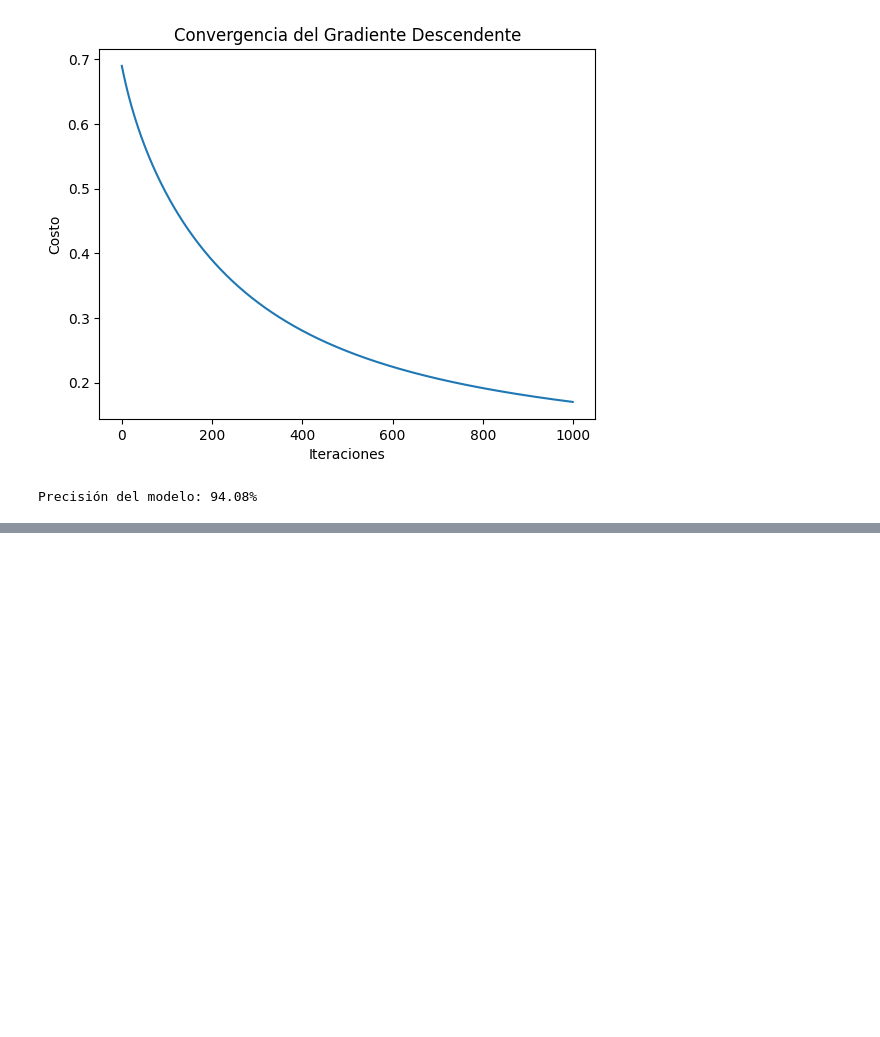
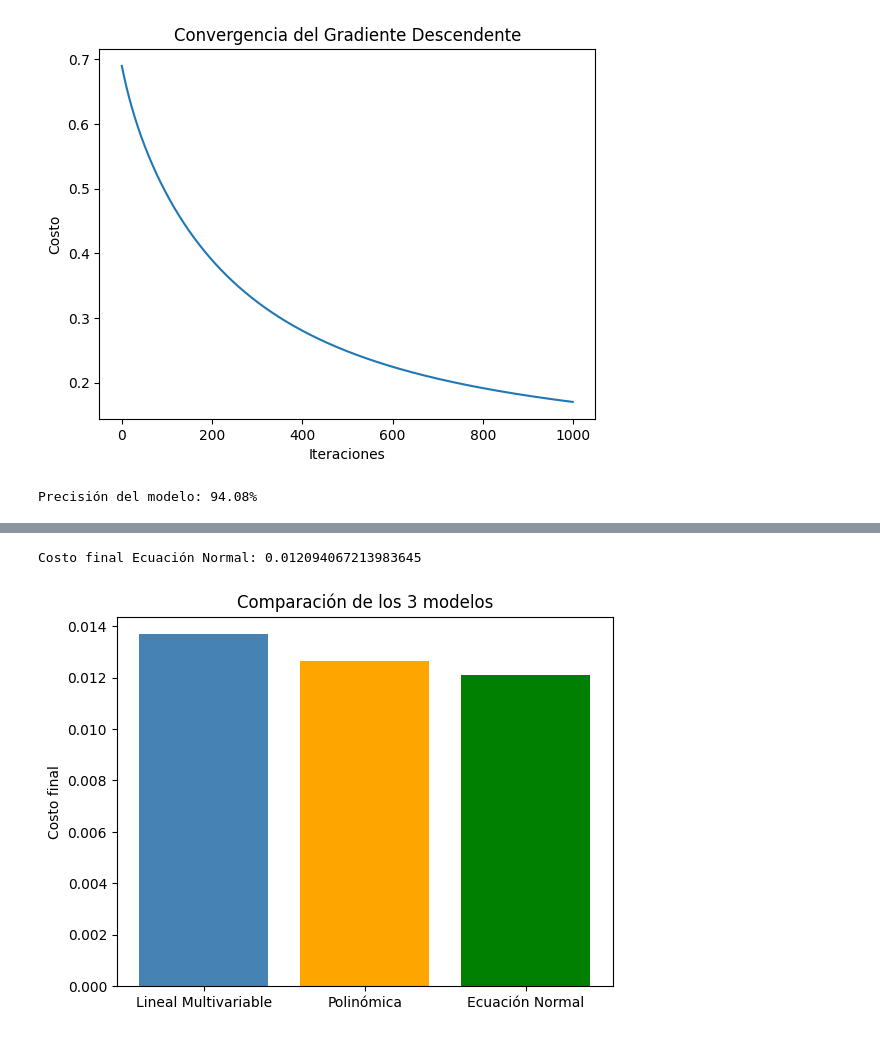
Before and after one commit to jogaesmo/Escobar_Moscoso_Jorge_Gabriel_IA_1, a Jupyter notebook: lab2/EscobarMoscosoLab2_IA1.ipynb, the cells around one changed output, grey strips where cells are left out. Drawn from its saved outputs; the diff is of its cells as text; code cells hidden in the pictures; blank space fills up the shorter version.

```diff
--- a/lab2/EscobarMoscosoLab2_IA1.ipynb
+++ b/lab2/EscobarMoscosoLab2_IA1.ipynb
@@ -179,0 +247,25 @@ Precisión del modelo: 94.08%
+# %%
+# MODELO 3: Ecuación Normal
+# theta = (X^T * X)^-1 * X^T * y
+
+def ecuacionNormal(X, y):
+    theta = np.linalg.pinv(X.T.dot(X)).dot(X.T).dot(y)
+    return theta
+
+theta_normal = ecuacionNormal(X_final, y_binario)
+
+costo_normal = computeCostLineal(X_final, y_binario, theta_normal)
+print("Costo final Ecuación Normal:", costo_normal)
+
+# La ecuación normal no tiene historial de costo porque no itera
+# Graficamos la comparación de los 3 modelos
+costos = [cost_history_lineal[-1], cost_history_poly[-1], costo_normal]
+modelos = ['Lineal Multivariable', 'Polinómica', 'Ecuación Normal']
+
+plt.bar(modelos, costos, color=['steelblue', 'orange', 'green'])
+plt.ylabel("Costo final")
+plt.title("Comparación de los 3 modelos")
+plt.show()
+# %% [output]
+Costo final Ecuación Normal: 0.012094067213983645
+[figure, added]
```
Also changed, not shown: parts of 5 cells of this notebook.
